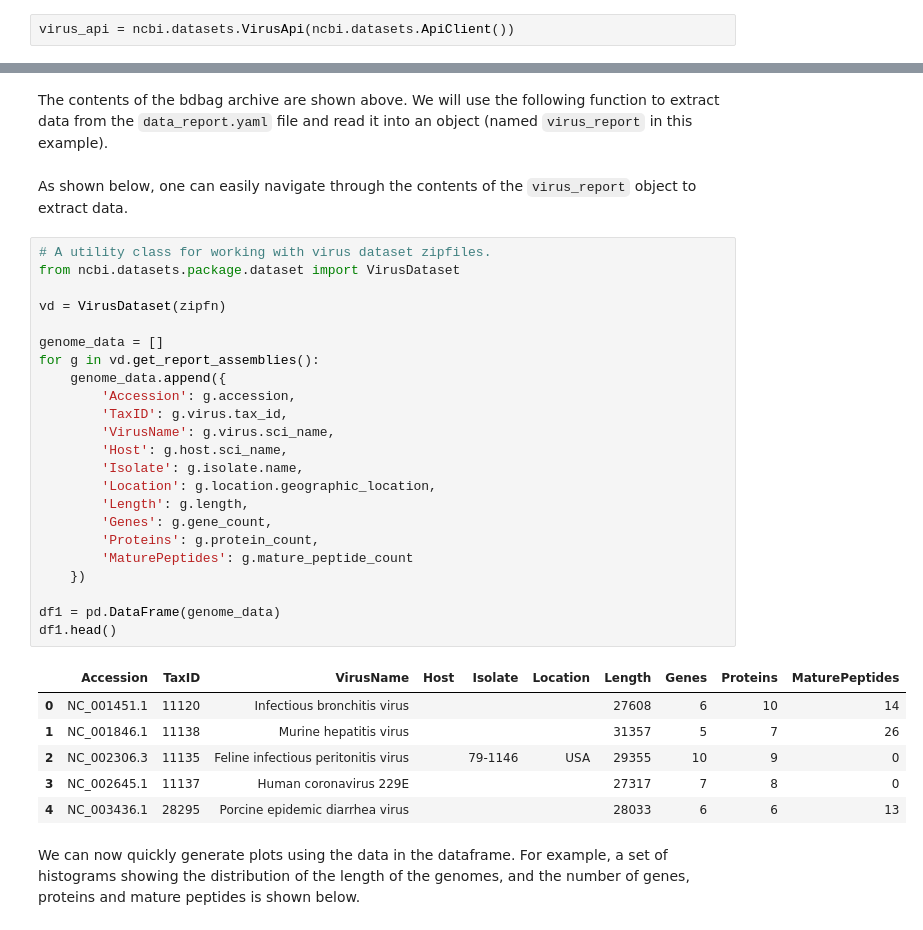
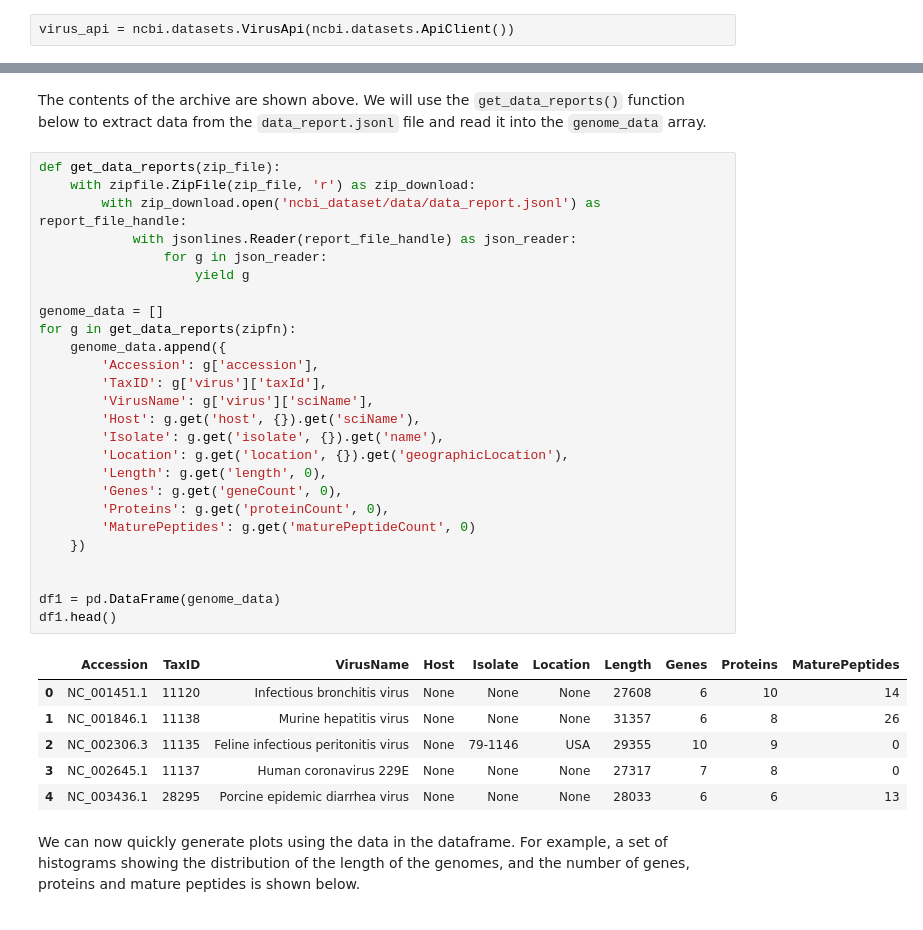
Before and after one commit to ncbi/datasets, a Jupyter notebook: examples/jupyter/ncbi-datasets-pylib/ncbi-datasets-virus.ipynb, the cells around one changed output, grey strips where cells are left out. Drawn from its saved outputs; the diff is of its cells as text.

```diff
--- a/examples/jupyter/ncbi-datasets-pylib/ncbi-datasets-virus.ipynb
+++ b/examples/jupyter/ncbi-datasets-pylib/ncbi-datasets-virus.ipynb
@@ -66,37 +60,38 @@ Archive:  ncbi_genomes.zip
 # %% [markdown]
-The contents of the bdbag archive are shown above. We will use the following function to extract data from the `data_report.yaml` file and read it into an object (named `virus_report` in this example).
+The contents of the archive are shown above. We will use the `get_data_reports()` function below to extract data from the `data_report.jsonl` file and read it into the `genome_data` array.
-# %% [markdown]
-As shown below, one can easily navigate through the contents of the `virus_report` object to extract data.
 # %%
-# A utility class for working with virus dataset zipfiles.
-from ncbi.datasets.package.dataset import VirusDataset
-
-vd = VirusDataset(zipfn)
+def get_data_reports(zip_file):
+    with zipfile.ZipFile(zip_file, 'r') as zip_download:
+        with zip_download.open('ncbi_dataset/data/data_report.jsonl') as report_file_handle:
+            with jsonlines.Reader(report_file_handle) as json_reader:
+                for g in json_reader:
+                    yield g
 
 genome_data = []
-for g in vd.get_report_assemblies():
+for g in get_data_reports(zipfn):
     genome_data.append({
-        'Accession': g.accession,
-        'TaxID': g.virus.tax_id,
-        'VirusName': g.virus.sci_name,
-        'Host': g.host.sci_name,
-        'Isolate': g.isolate.name,
-        'Location': g.location.geographic_location,
-        'Length': g.length,
-        'Genes': g.gene_count,
-        'Proteins': g.protein_count,
-        'MaturePeptides': g.mature_peptide_count
+        'Accession': g['accession'],
+        'TaxID': g['virus']['taxId'],
+        'VirusName': g['virus']['sciName'],
+        'Host': g.get('host', {}).get('sciName'),
+        'Isolate': g.get('isolate', {}).get('name'),
+        'Location': g.get('location', {}).get('geographicLocation'),
+        'Length': g.get('length', 0),
+        'Genes': g.get('geneCount', 0),
+        'Proteins': g.get('proteinCount', 0),
+        'MaturePeptides': g.get('maturePeptideCount', 0)
     })
+
 
 df1 = pd.DataFrame(genome_data)
 df1.head()
 # %% [output]
 |  | Accession | TaxID | VirusName | Host | Isolate | Location | Length | Genes | Proteins | MaturePeptides |
-| 0 | NC_001451.1 | 11120 | Infectious bronchitis virus |  |  |  | 27608 | 6 | 10 | 14 |
-| 1 | NC_001846.1 | 11138 | Murine hepatitis virus |  |  |  | 31357 | 5 | 7 | 26 |
-| 2 | NC_002306.3 | 11135 | Feline infectious peritonitis virus |  | 79-1146 | USA | 29355 | 10 | 9 | 0 |
-| 3 | NC_002645.1 | 11137 | Human coronavirus 229E |  |  |  | 27317 | 7 | 8 | 0 |
-| 4 | NC_003436.1 | 28295 | Porcine epidemic diarrhea virus |  |  |  | 28033 | 6 | 6 | 13 |
+| 0 | NC_001451.1 | 11120 | Infectious bronchitis virus | None | None | None | 27608 | 6 | 10 | 14 |
+| 1 | NC_001846.1 | 11138 | Murine hepatitis virus | None | None | None | 31357 | 6 | 8 | 26 |
+| 2 | NC_002306.3 | 11135 | Feline infectious peritonitis virus | None | 79-1146 | USA | 29355 | 10 | 9 | 0 |
+| 3 | NC_002645.1 | 11137 | Human coronavirus 229E | None | None | None | 27317 | 7 | 8 | 0 |
+| 4 | NC_003436.1 | 28295 | Porcine epidemic diarrhea virus | None | None | None | 28033 | 6 | 6 | 13 |
 # %% [markdown]
 We can now quickly generate plots using the data in the dataframe. For example, a set of histograms showing the distribution of the length of the genomes, and the number of genes, proteins and mature peptides is shown below.
 # %%
```
Also changed, not shown: parts of 16 cells of this notebook, 3 other files.
